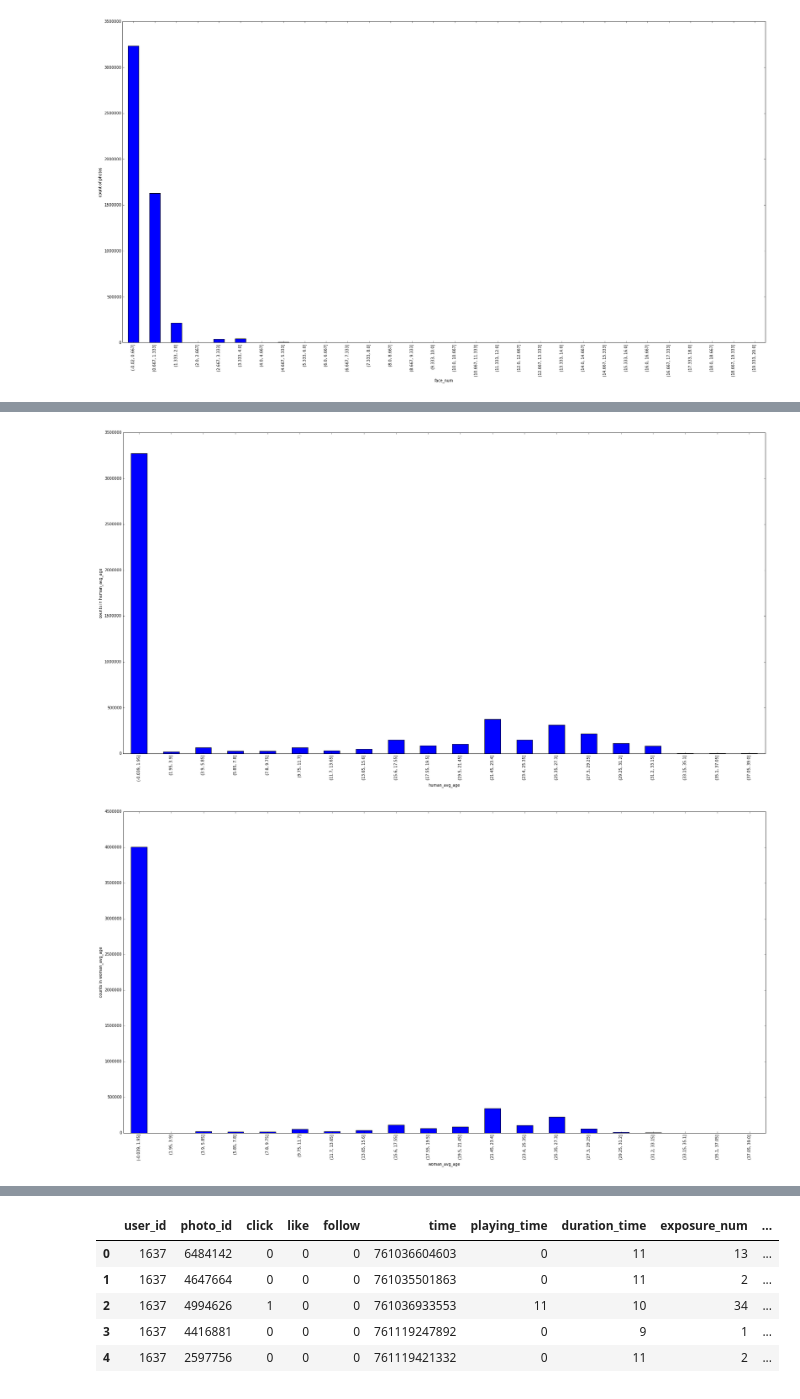
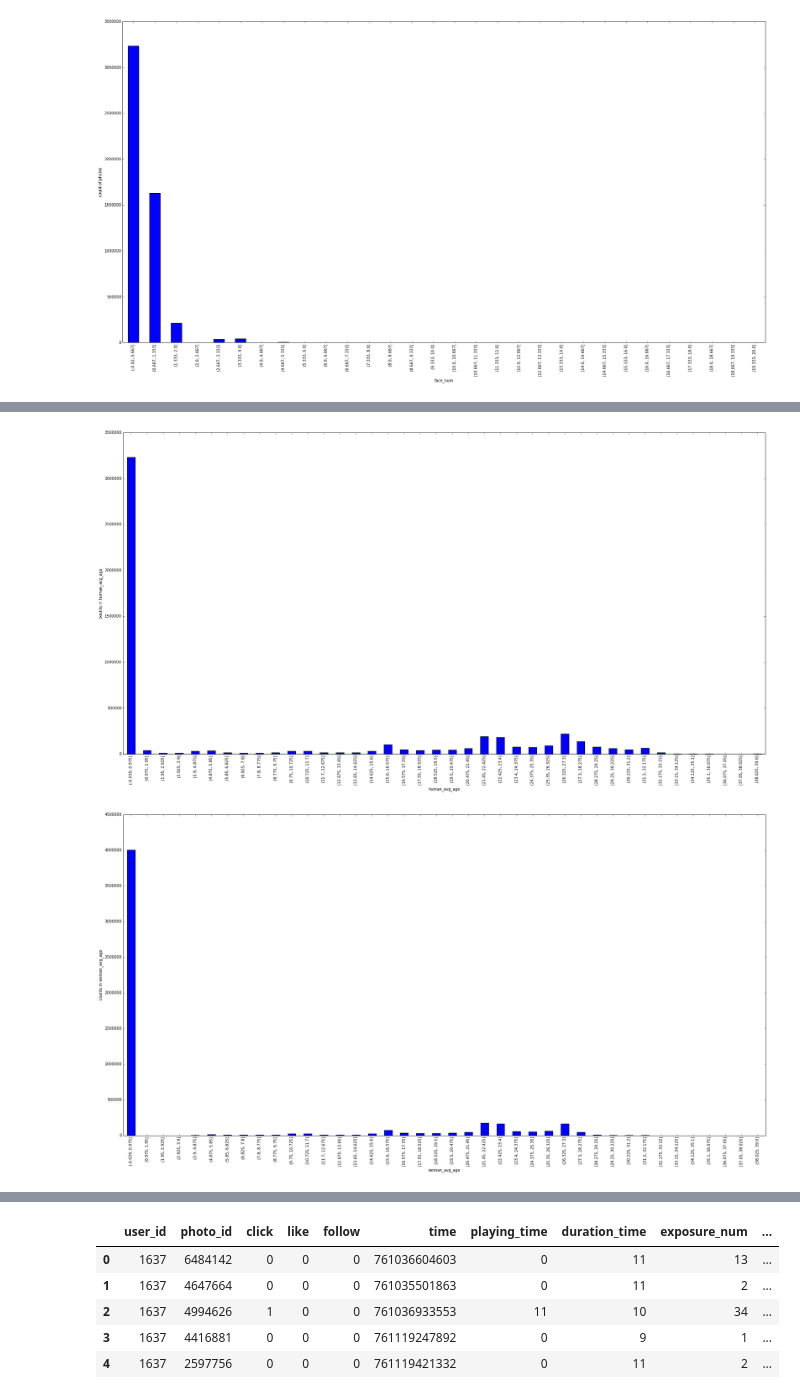
Before and after one commit to kitianFresh/kuaishou, a Jupyter notebook: features/eda2.ipynb, the cells around one changed output, grey strips where cells are left out. Saved outputs shown, nothing was run; the diff lists cells and outputs as text; code cells hidden in the pictures.

```diff
--- a/features/eda2.ipynb
+++ b/features/eda2.ipynb
@@ -254,7 +305,7 @@ np.sum(photo_data['face_num']>=1)
 # %%
 lower, higher = int(photo_data.face_num.min()), int(photo_data.face_num.max())
 print(lower, higher)
-n_bins = 20
+n_bins = 10
 # edges = range(lower, higher+1, (higher-lower)/n_bins)
 # lbs = ['[%d, %d)'%(edges[i], edges[i+1]) for i in range(len(edges))]
 # quartiles = pd.cut(photo_data.face_num, bins=n_bins, labels=lbs, include_lowest=True)
@@ -284,9 +367,9 @@ def plot_data_cut(df, col, n_bins=20):
 # %%
-plot_data_cut(photo_data, 'human_avg_age', 20)
+plot_data_cut(photo_data, 'human_avg_age', 40)
 # %% [output]
-[figure, old version]
+[figure, new version]
 # %%
-plot_data_cut(photo_data, 'woman_avg_age', 20)
+plot_data_cut(photo_data, 'woman_avg_age', 40)
 # %% [output]
-[figure, old version]
+[figure, new version]
 # %%
```
Also changed, not shown: parts of 63 cells of this notebook, 2 other files.
